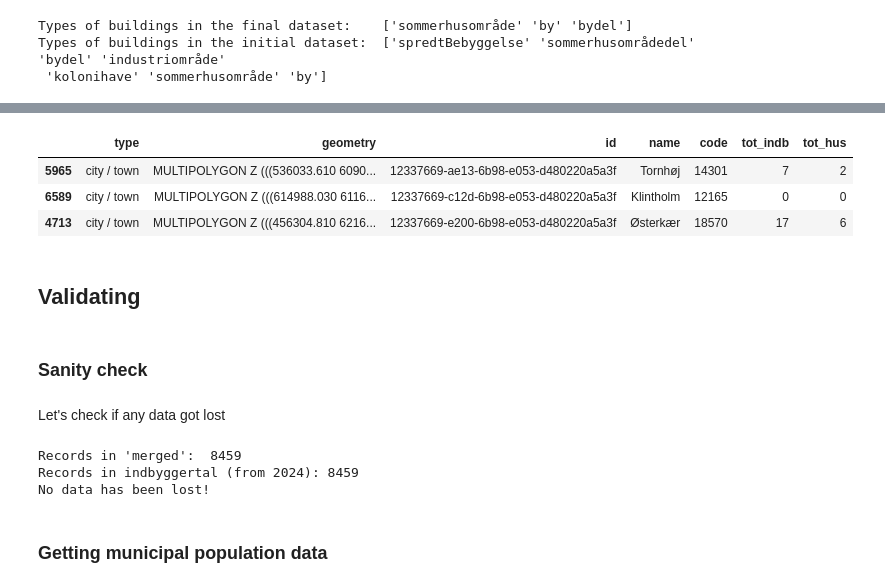
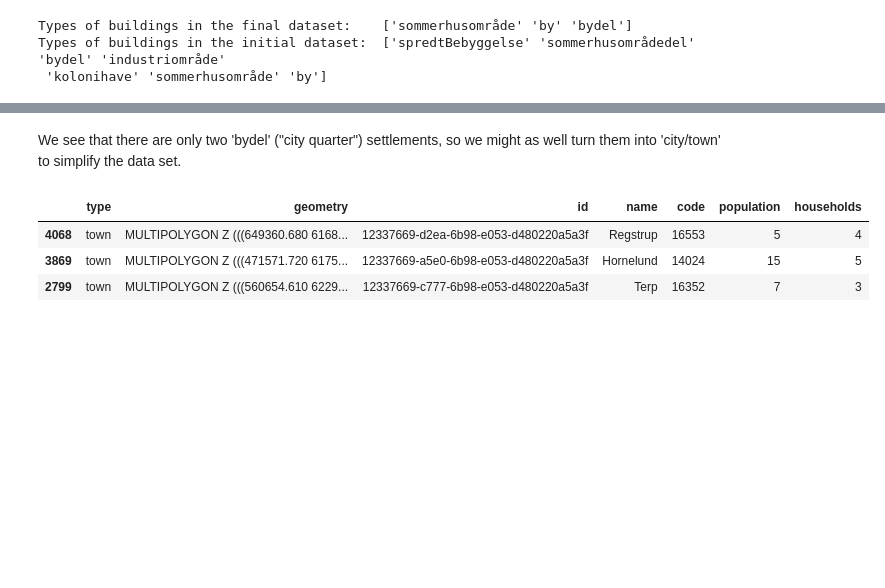
Before and after one commit to marcusskjold/GS-exam, a Jupyter notebook: data_cleaning.ipynb, the cells around one changed output, grey strips where cells are left out. Saved outputs shown, nothing was run; the diff lists cells and outputs as text; code cells hidden in the pictures; blank space fills up the shorter version.

Commit message:
Finished data cleaning, performed data exploration

```diff
--- a/data_cleaning.ipynb
+++ b/data_cleaning.ipynb
@@ -140,0 +150,3 @@ indbyggertal = indbyggertal.drop(['optaellingsdato'], axis=1)
+# %%
+uninhabited = indbyggertal[indbyggertal['tot_indb'] < 1]
+li(uninhabited)
@@ -141,2 +155,4 @@ indbyggertal = indbyggertal.drop(['optaellingsdato'], axis=1)
+# %%
+indbyggertal = indbyggertal.drop(uninhabited.index)
 # %% [markdown]
 ### Merging
@@ -220,28 +237,17 @@ Types of buildings in the initial dataset:  ['spredtBebyggelse' 'sommerhusområd
+# %% [markdown]
+We see that there are only two 'bydel' ("city quarter") settlements, so we might as well turn them into 'city/town' to simplify the data set.
 # %%
-merged = merged.rename(columns={'bebyggelsestype': 'type'})
-merged.loc[merged['type'] == 'sommerhusområde','type'] = 'summer house area'
-merged.loc[merged['type'] == 'by','type'] = 'city / town'
-merged.loc[merged['type'] == 'bydel','type'] = 'city quarter'
+merged = merged.rename(columns={'bebyggelsestype': 'type',
+                               'tot_indb': 'population',
+                               'tot_hus': 'households'})
+merged.loc[merged['type'] == 'sommerhusområde','type'] = 'summer house'
+merged.loc[merged['type'] == 'by','type'] = 'town'
+merged.loc[merged['type'] == 'bydel','type'] = 'town'
 # %%
-merged.sample(3)
+settlements = merged
+settlements.sample(3)
 # %% [output]
-|  | type | geometry | id | name | code | tot_indb | tot_hus |
-| 5965 | city / town | MULTIPOLYGON Z (((536033.610 6090... | 12337669-ae13-6b98-e053-d480220a5a3f | Tornhøj | 14301 | 7 | 2 |
-| 6589 | city / town | MULTIPOLYGON Z (((614988.030 6116... | 12337669-c12d-6b98-e053-d480220a5a3f | Klintholm | 12165 | 0 | 0 |
-| 4713 | city / town | MULTIPOLYGON Z (((456304.810 6216... | 12337669-e200-6b98-e053-d480220a5a3f | Østerkær | 18570 | 17 | 6 |
+|  | type | geometry | id | name | code | population | households |
+| 4068 | town | MULTIPOLYGON Z (((649360.680 6168... | 12337669-d2ea-6b98-e053-d480220a5a3f | Regstrup | 16553 | 5 | 4 |
+| 3869 | town | MULTIPOLYGON Z (((471571.720 6175... | 12337669-a5e0-6b98-e053-d480220a5a3f | Hornelund | 14024 | 15 | 5 |
+| 2799 | town | MULTIPOLYGON Z (((560654.610 6229... | 12337669-c777-6b98-e053-d480220a5a3f | Terp | 16352 | 7 | 3 |
-# %% [markdown]
-## Validating
-# %% [markdown]
-### Sanity check
-# %% [markdown]
-Let's check if any data got lost
-# %%
-print("Records in 'merged': ", li(merged))
-print("Records in indbyggertal (from 2024):", li(indbyggertal))
-print("No data has been lost!")
-# %% [output]
-Records in 'merged':  8459
-Records in indbyggertal (from 2024): 8459
-No data has been lost!
-# %% [markdown]
-### Getting municipal population data
```
Also changed, not shown: parts of 44 cells of this notebook, 1 other file.
